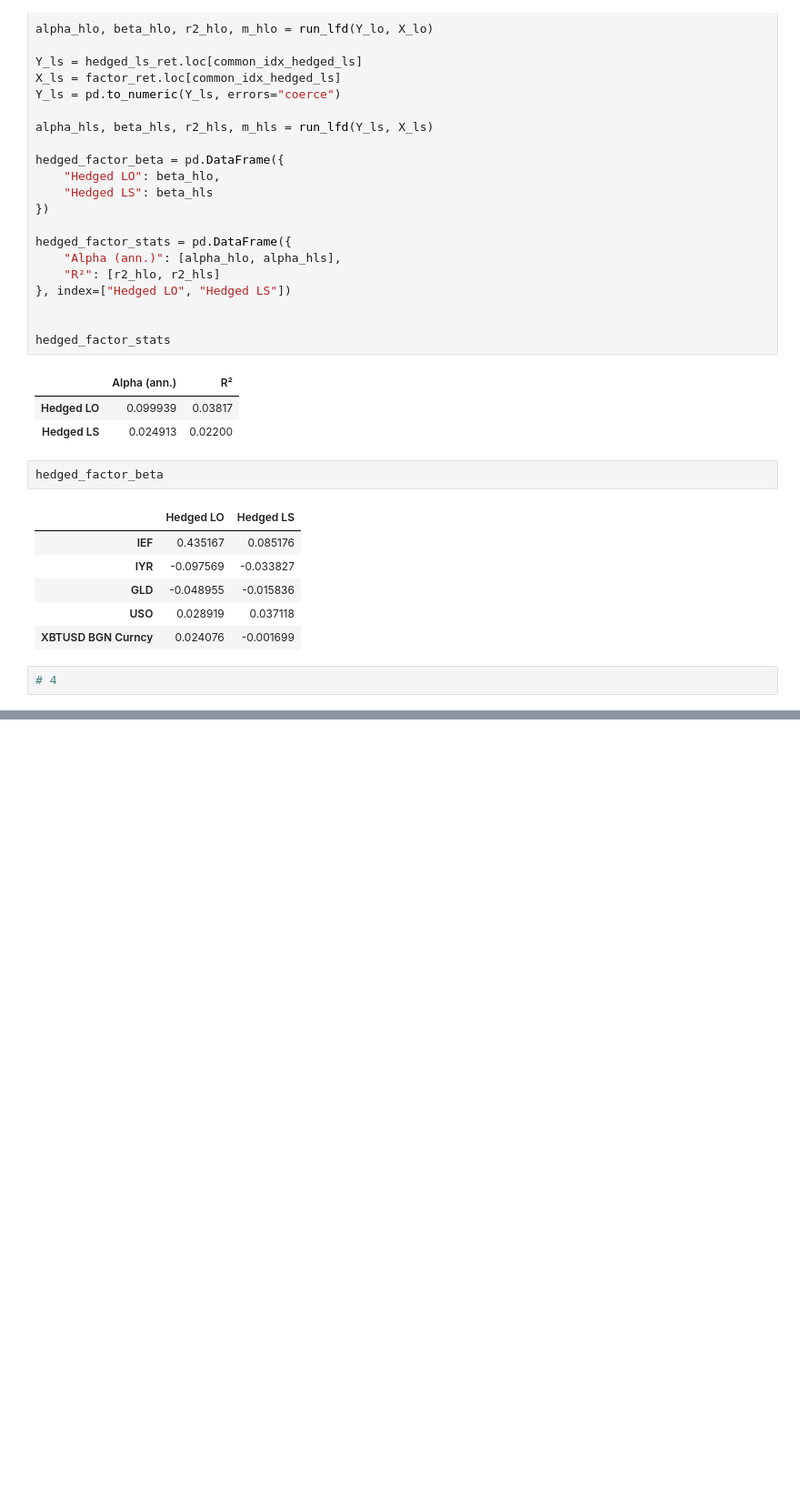
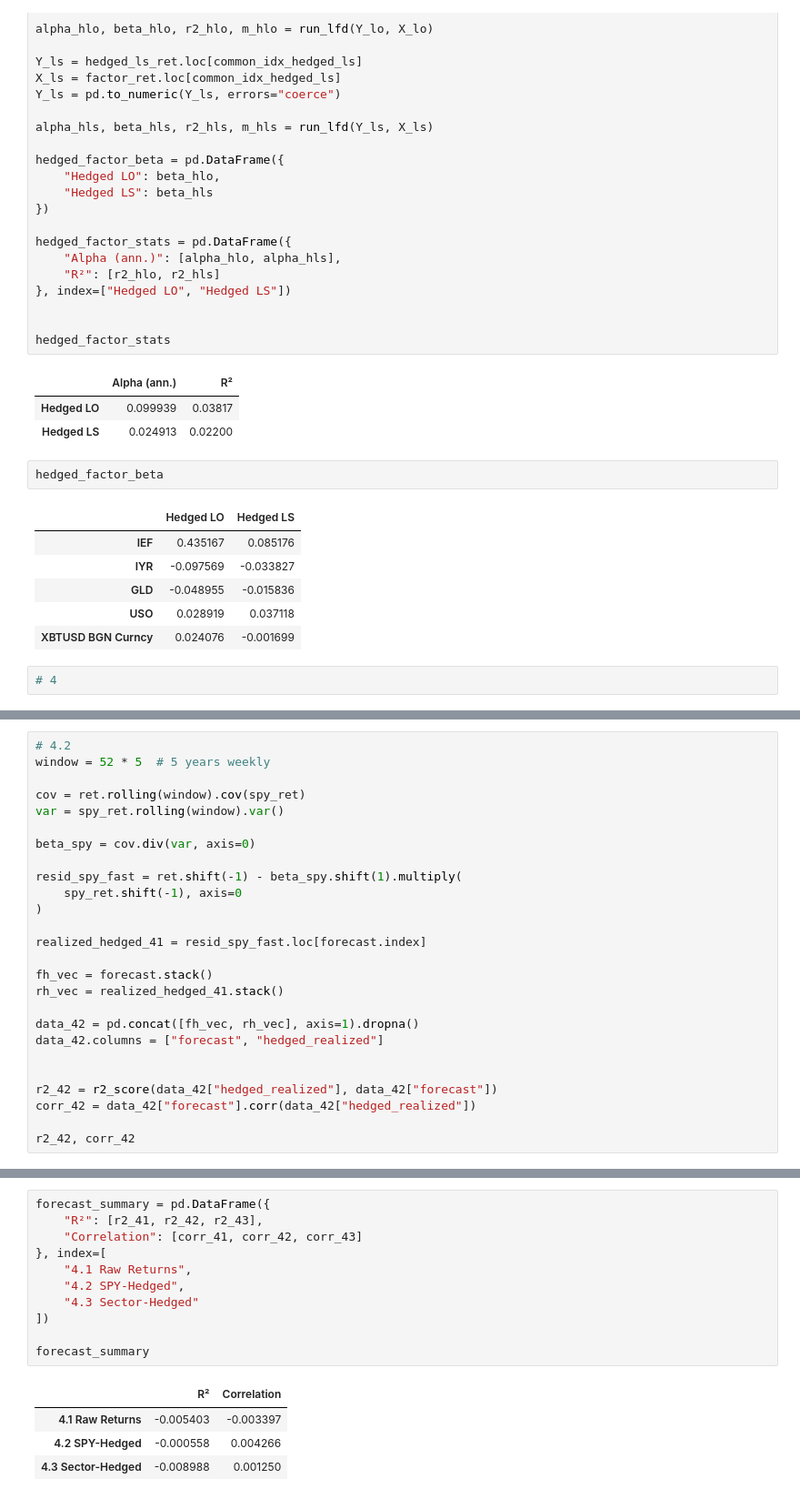
Before and after one commit to c33git/FINM36700-Group-C-18, a Jupyter notebook: Homework 8/Hsiao-Chi.ipynb, the cells around one changed output, grey strips where cells are left out. Shown: that part at 91% size. Saved outputs shown, nothing was run; the diff lists cells and outputs as text; blank space fills up the shorter version.

```diff
--- a/Homework 8/Hsiao-Chi.ipynb
+++ b/Homework 8/Hsiao-Chi.ipynb
@@ -563,0 +596,26 @@ hedged_factor_beta
+# %%
+# 4.2
+window = 52 * 5  # 5 years weekly
+
+cov = ret.rolling(window).cov(spy_ret)
+var = spy_ret.rolling(window).var()
+
+beta_spy = cov.div(var, axis=0)
+
+resid_spy_fast = ret.shift(-1) - beta_spy.shift(1).multiply(
+    spy_ret.shift(-1), axis=0
+)
+
+realized_hedged_41 = resid_spy_fast.loc[forecast.index]
+
+fh_vec = forecast.stack()
+rh_vec = realized_hedged_41.stack()
+
+data_42 = pd.concat([fh_vec, rh_vec], axis=1).dropna()
+data_42.columns = ["forecast", "hedged_realized"]
+
+
+r2_42 = r2_score(data_42["hedged_realized"], data_42["forecast"])
+corr_42 = data_42["forecast"].corr(data_42["hedged_realized"])
+
+r2_42, corr_42
@@ -563,0 +734,16 @@ hedged_factor_beta
+# %%
+forecast_summary = pd.DataFrame({
+    "R²": [r2_41, r2_42, r2_43],
+    "Correlation": [corr_41, corr_42, corr_43]
+}, index=[
+    "4.1 Raw Returns",
+    "4.2 SPY-Hedged",
+    "4.3 Sector-Hedged"
+])
+
+forecast_summary
+# %% [output]
+|  | R² | Correlation |
+| 4.1 Raw Returns | -0.005403 | -0.003397 |
+| 4.2 SPY-Hedged | -0.000558 | 0.004266 |
+| 4.3 Sector-Hedged | -0.008988 | 0.001250 |
```
Also changed, not shown: parts of 3 cells of this notebook.
